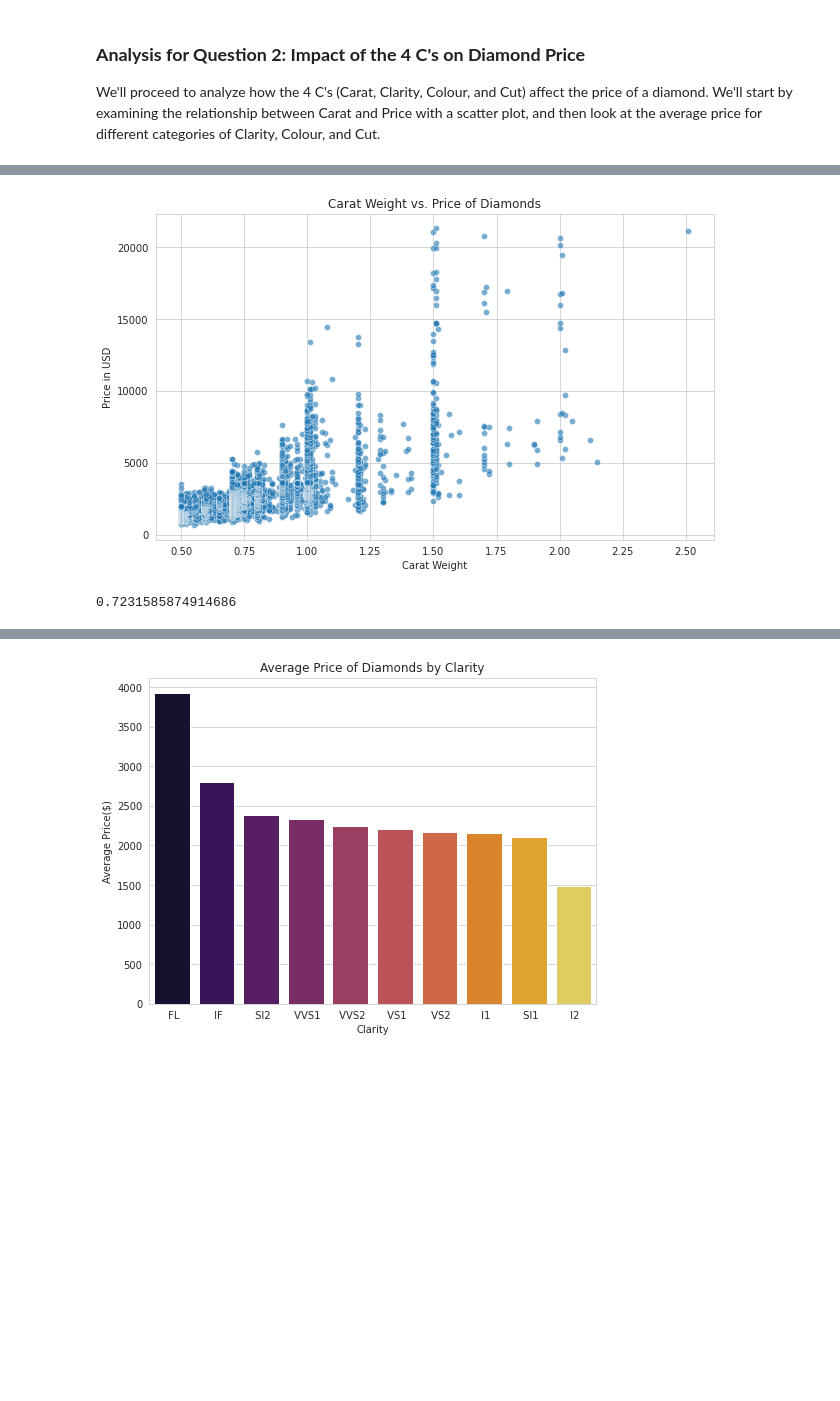
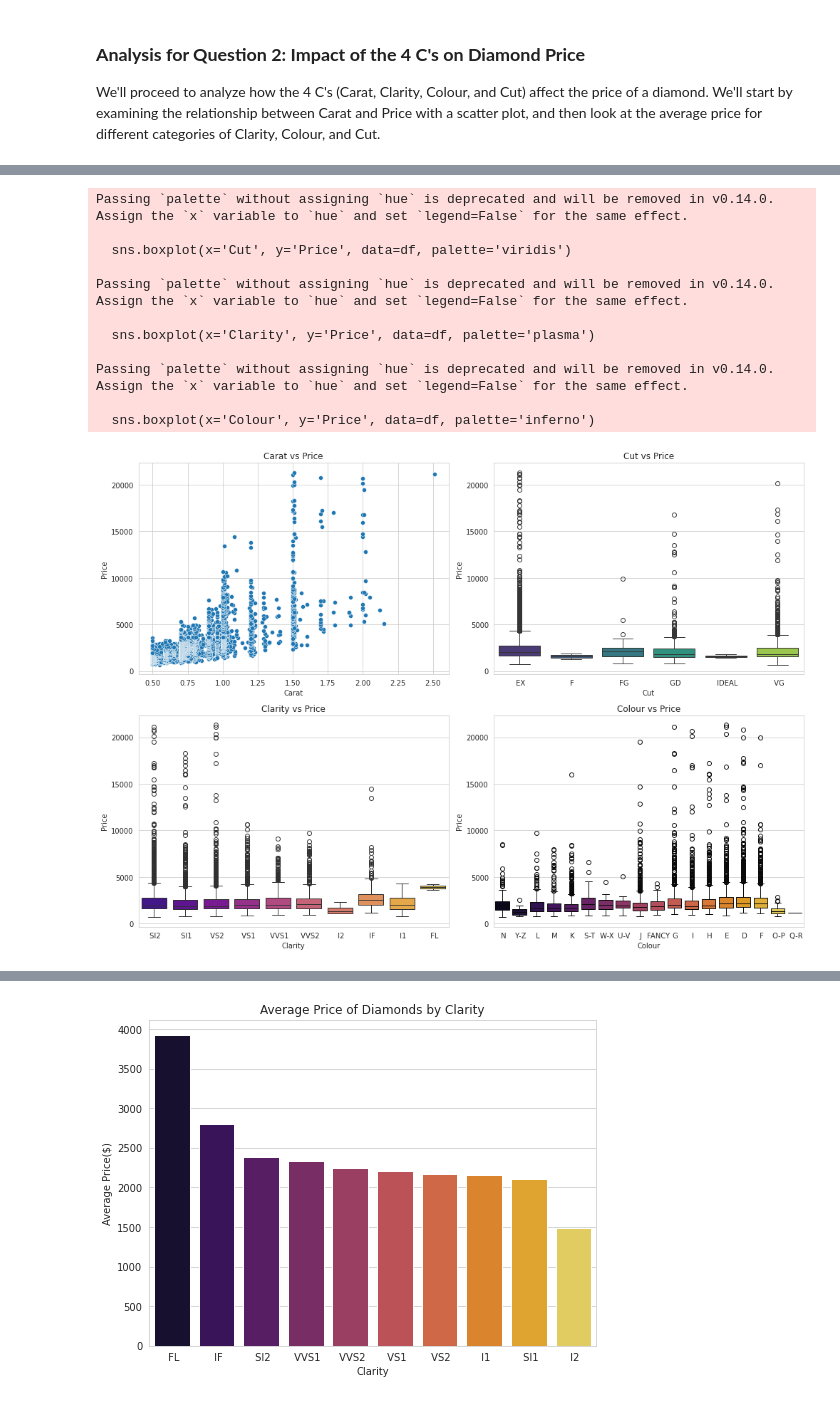
Before and after one commit to manjuq/DiamondValueAnalysis, a Jupyter notebook: analyze_diamond_data.ipynb, the cells around one changed output, grey strips where cells are left out. Drawn from its saved outputs; the diff is of its cells as text; code cells hidden in the pictures; blank space fills up the shorter version.

```diff
--- a/analyze_diamond_data.ipynb
+++ b/analyze_diamond_data.ipynb
@@ -285,18 +264,38 @@ plt.show()
-# %%
-sns.set_style("whitegrid")
-
-# Analysis for Carat vs. Price
-plt.figure(figsize=(10, 6))
-sns.scatterplot(x=df['Carat'], y=df['Price'], alpha=0.6)
-plt.title('Carat Weight vs. Price of Diamonds')
-plt.xlabel('Carat Weight')
-plt.ylabel('Price in USD')
-plt.show()
-
-# Calculate the correlation between 'Carat' and 'Price'
-correlation_carat_price = df['Carat'].corr(df['Price'])
-
-correlation_carat_price
-# %% [output]
-[figure, removed]
-0.7231585874914686
+# %%
+plt.figure(figsize=(14, 10))
+
+# Carat vs Price
+plt.subplot(2, 2, 1)
+sns.scatterplot(x='Carat', y='Price', data=df)
+plt.title('Carat vs Price')
+
+# Cut vs Price
+plt.subplot(2, 2, 2)
+sns.boxplot(x='Cut', y='Price', data=df, palette='viridis')
+plt.title('Cut vs Price')
+
+# Clarity vs Price
+plt.subplot(2, 2, 3)
+sns.boxplot(x='Clarity', y='Price', data=df, palette='plasma')
+plt.title('Clarity vs Price')
+
+# Colour vs Price
+plt.subplot(2, 2, 4)
+sns.boxplot(x='Colour', y='Price', data=df, palette='inferno')
+plt.title('Colour vs Price')
+
+plt.tight_layout()
+plt.show()
+# %% [output]
+Passing `palette` without assigning `hue` is deprecated and will be removed in v0.14.0. Assign the `x` variable to `hue` and set `legend=False` for the same effect.
+
+  sns.boxplot(x='Cut', y='Price', data=df, palette='viridis')
+
+Passing `palette` without assigning `hue` is deprecated and will be removed in v0.14.0. Assign the `x` variable to `hue` and set `legend=False` for the same effect.
+
+  sns.boxplot(x='Clarity', y='Price', data=df, palette='plasma')
+
+Passing `palette` without assigning `hue` is deprecated and will be removed in v0.14.0. Assign the `x` variable to `hue` and set `legend=False` for the same effect.
+
+  sns.boxplot(x='Colour', y='Price', data=df, palette='inferno')
+[figure, added]
```
Also changed, not shown: parts of 29 cells of this notebook, 10 other files.
